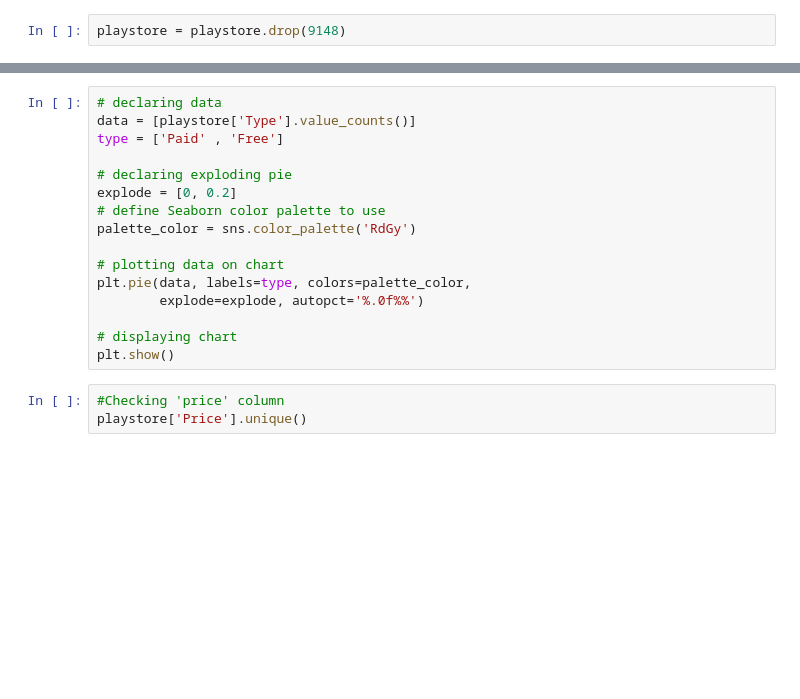
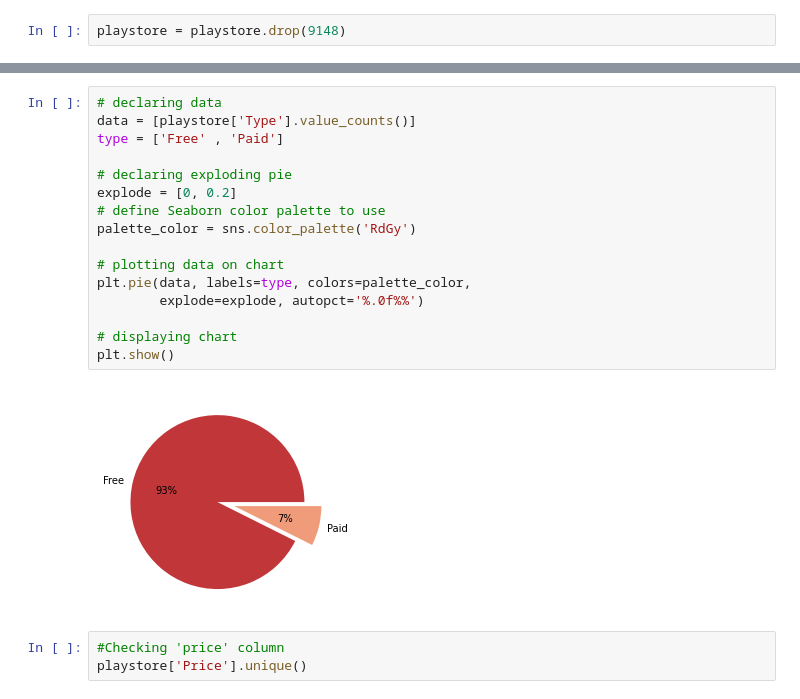
Before and after one commit to Sarthak016/Playstore_dd, a Jupyter notebook: playstore_update.ipynb, the cells around one changed output, grey strips where cells are left out. Drawn from its saved outputs; the diff is of its cells as text; blank space fills up the shorter version.

```diff
--- a/playstore_update.ipynb
+++ b/playstore_update.ipynb
@@ -219,19 +254,21 @@ playstore['Type'].unique()
 # %%
 # declaring data
 data = [playstore['Type'].value_counts()]
-type = ['Paid' , 'Free']
+type = ['Free' , 'Paid']
 
 # declaring exploding pie
 explode = [0, 0.2]
 # define Seaborn color palette to use
 palette_color = sns.color_palette('RdGy')
 
 # plotting data on chart
 plt.pie(data, labels=type, colors=palette_color,
         explode=explode, autopct='%.0f%%')
 
 # displaying chart
 plt.show()
+# %% [output]
+[figure, added]
 # %%
 #Checking 'price' column
 playstore['Price'].unique()
```
Also changed, not shown: parts of 7 cells of this notebook.
